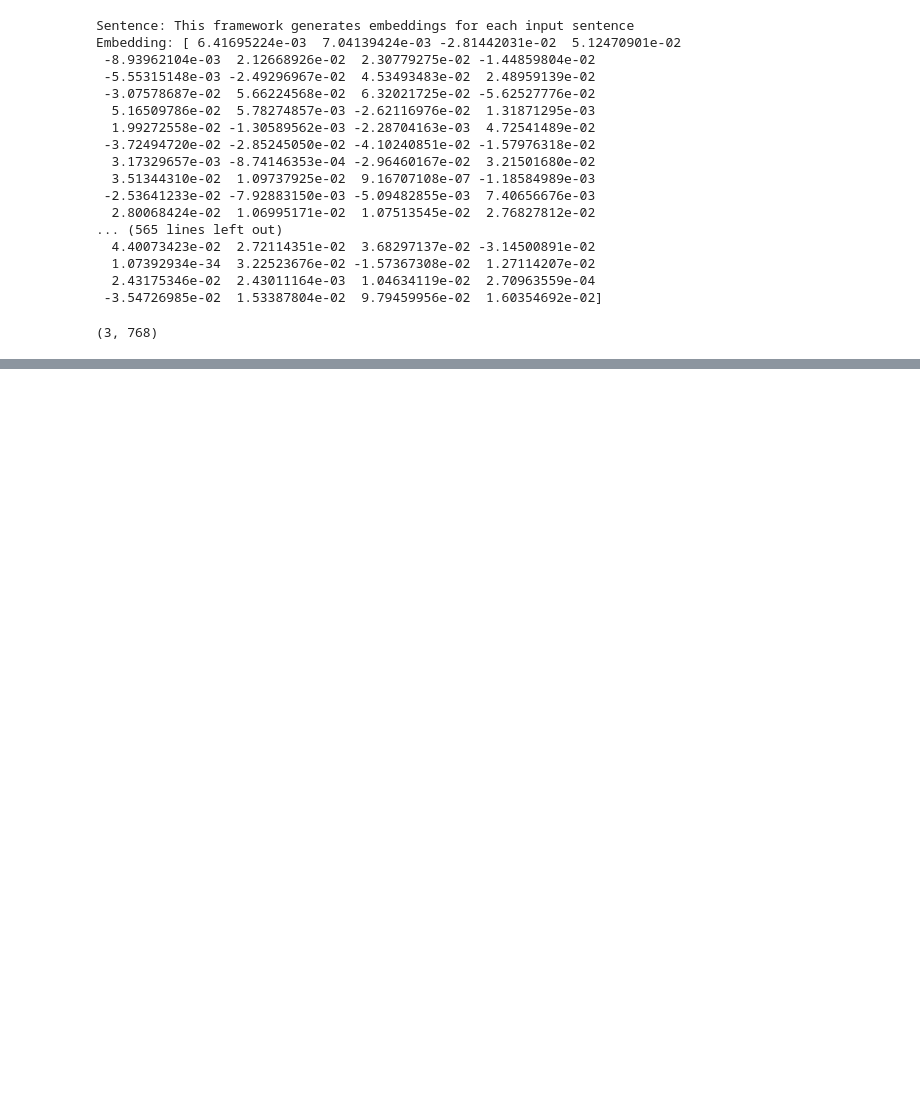
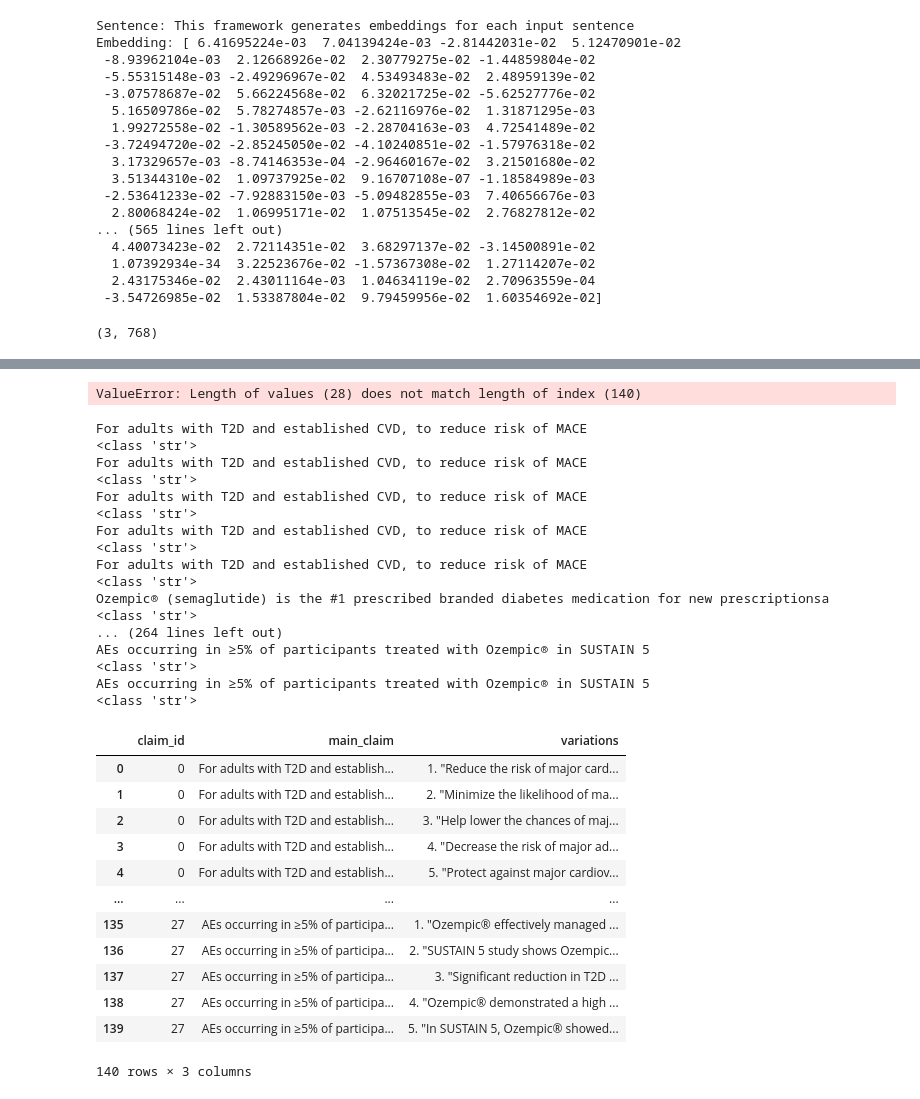
Before and after one commit to farazahmadi/Yama, a Jupyter notebook: claim_sim.ipynb, the cells around one changed output, grey strips where cells are left out. Cells and saved outputs as stored; diff of their text form; code cells hidden in the pictures; blank space fills up the shorter version.

```diff
--- a/claim_sim.ipynb
+++ b/claim_sim.ipynb
@@ -47,6 +47,7 @@ embeddings.shape
 # %%
 import requests
 from secret import HUGGING_FACE_API_KEY
+import re
 API_URL = "https://api-inference.huggingface.co/models/sentence-transformers/all-MiniLM-L6-v2"
 headers = {"Authorization": f"Bearer {HUGGING_FACE_API_KEY}"}
 
@@ -60,7 +61,8 @@ output = query({
 		"sentences": [
 			"That is a happy dog",
 			"That is a very happy person",
-			"Today is a sunny day"
+			"Today is a sunny day",
+			"He is a happy person",
 		]
 	},
 })
@@ -95,0 +92,20 @@ For adults with T2D and established CVD, to reduce risk of MACE
+# %%
+def clean_string(s):
+    # remove leading numbers and periods
+    s = re.sub(r'^\d+\.\s*', '', s)
+    # extract text within quotes
+    match = re.search(r'"([^"]*)"', s)
+    if match:
+        var = match.group(1)
+    else:
+        var = s
+    return var
+
+cosine_simil = []
+for claim_id in claims['claim_id'].unique():
+    claim_subset = claims[claims['claim_id'] == claim_id].copy()
+    claim_subset['variations'] = claim_subset['variations'].apply(clean_string)
+    # print(claim_subset['variations'].to_list())
+    send_dict = {"source_sentence": claim_subset.main_claim.iloc[0], "sentences": claim_subset['variations'].to_list()}
+    output = query({"inputs": send_dict})
+    cosine_simil.append(output)
@@ -95,0 +132,51 @@ For adults with T2D and established CVD, to reduce risk of MACE
+# %%
+claims['cosine_simil'] = cosine_simil
+claims.head(10)
+# %% [output]
+ValueError: Length of values (28) does not match length of index (140)
+# %%
+
+for index, row in claims.iterrows():
+    print(row.main_claim)
+    print(type(row.variations))
+
+    match = re.search(r'"([^"]*)"', row.variations)
+    if match:
+        var = match.group(1)
+    else:
+        var = row.variations
+    send_dict = {"source_sentence": row.main_claim, "sentences": [var]}
+    output = query({"inputs": send_dict})
+    row["similarity"] = output[0]
+claims
+# %% [output]
+For adults with T2D and established CVD, to reduce risk of MACE
+<class 'str'>
+For adults with T2D and established CVD, to reduce risk of MACE
+<class 'str'>
+For adults with T2D and established CVD, to reduce risk of MACE
+<class 'str'>
+For adults with T2D and established CVD, to reduce risk of MACE
+<class 'str'>
+For adults with T2D and established CVD, to reduce risk of MACE
+<class 'str'>
+Ozempic® (semaglutide) is the #1 prescribed branded diabetes medication for new prescriptionsa
+<class 'str'>
+... (264 lines left out)
+AEs occurring in ≥5% of participants treated with Ozempic® in SUSTAIN 5
+<class 'str'>
+AEs occurring in ≥5% of participants treated with Ozempic® in SUSTAIN 5
+<class 'str'>
+|  | claim_id | main_claim | variations |
+| 0 | 0 | For adults with T2D and establish... | 1. "Reduce the risk of major card... |
+| 1 | 0 | For adults with T2D and establish... | 2. "Minimize the likelihood of ma... |
+| 2 | 0 | For adults with T2D and establish... | 3. "Help lower the chances of maj... |
+| 3 | 0 | For adults with T2D and establish... | 4. "Decrease the risk of major ad... |
+| 4 | 0 | For adults with T2D and establish... | 5. "Protect against major cardiov... |
+| ... | ... | ... | ... |
+| 135 | 27 | AEs occurring in ≥5% of participa... | 1. "Ozempic® effectively managed ... |
+| 136 | 27 | AEs occurring in ≥5% of participa... | 2. "SUSTAIN 5 study shows Ozempic... |
+| 137 | 27 | AEs occurring in ≥5% of participa... | 3. "Significant reduction in T2D ... |
+| 138 | 27 | AEs occurring in ≥5% of participa... | 4. "Ozempic® demonstrated a high ... |
+| 139 | 27 | AEs occurring in ≥5% of participa... | 5. "In SUSTAIN 5, Ozempic® showed... |
+140 rows × 3 columns
```
Also changed, not shown: parts of 5 cells of this notebook, 1 other file.
